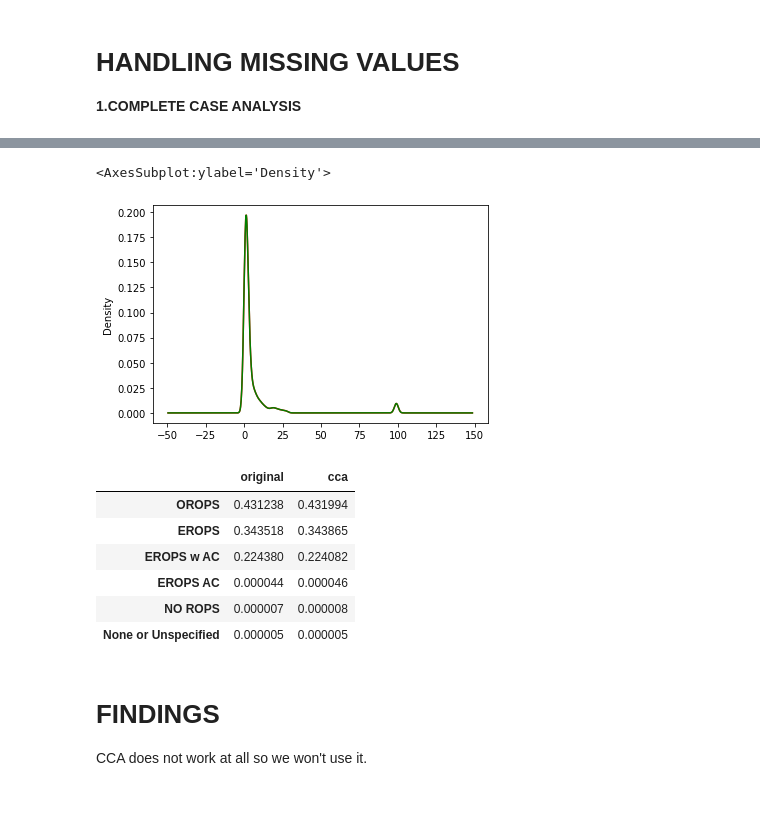
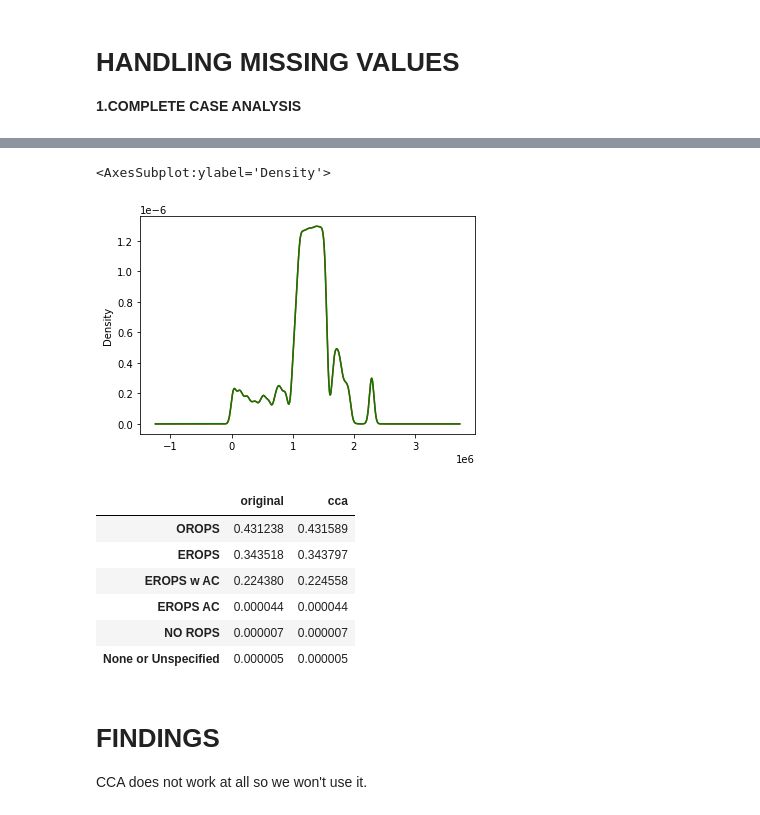
Before and after one commit to TROISTROIS/BLUE-BOOK-FOR-BULLDOZERS, a Jupyter notebook: blue-book-for-bulldozers.ipynb, the cells around one changed output, grey strips where cells are left out. Drawn from its saved outputs; the diff is of its cells as text; code cells hidden in the pictures.

```diff
--- a/blue-book-for-bulldozers.ipynb
+++ b/blue-book-for-bulldozers.ipynb
@@ -113,6 +113,11 @@ print("There are",len(nums),"numerical variables")
 # %% [output]
 ['SalesID', 'SalePrice', 'MachineID', 'ModelID', 'datasource', 'auctioneerID', 'YearMade', 'MachineHoursCurrentMeter']
 There are 8 numerical variables
+# %%
+# replacing zero values as missing
+df['MachineID'].replace(0, np.NaN, inplace = True)
+df['auctioneerID'].replace(0, np.NaN, inplace = True)
+df['MachineHoursCurrentMeter'].replace(0, np.NaN, inplace = True)
 # %%
 # categorical variables
 cats=df.describe(include=["O"]).T
@@ -446,12 +448,12 @@ plt.show
 # %%
 # density plot () for numeric variables only
 fig=plt.figure()
 ax = fig.add_subplot(111)
-df['auctioneerID'].plot.density(color='red')
-dfnew['auctioneerID'].plot.density(color='green')
+df['MachineID'].plot.density(color='red')
+dfnew['MachineID'].plot.density(color='green')
 # %% [output]
 <AxesSubplot:ylabel='Density'>
-[figure, old version]
+[figure, new version]
 # %%
 # percentage change for categorical variables
 temp =pd.concat([
@@ -463,11 +465,11 @@ temp.columns=['original','cca']
 temp
 # %% [output]
 |  | original | cca |
-| OROPS | 0.431238 | 0.431994 |
-| EROPS | 0.343518 | 0.343865 |
-| EROPS w AC | 0.224380 | 0.224082 |
-| EROPS AC | 0.000044 | 0.000046 |
-| NO ROPS | 0.000007 | 0.000008 |
+| OROPS | 0.431238 | 0.431589 |
+| EROPS | 0.343518 | 0.343797 |
+| EROPS w AC | 0.224380 | 0.224558 |
+| EROPS AC | 0.000044 | 0.000044 |
+| NO ROPS | 0.000007 | 0.000007 |
 | None or Unspecified | 0.000005 | 0.000005 |
 # %% [markdown]
 # **FINDINGS**
```
Also changed, not shown: parts of 33 cells of this notebook.
